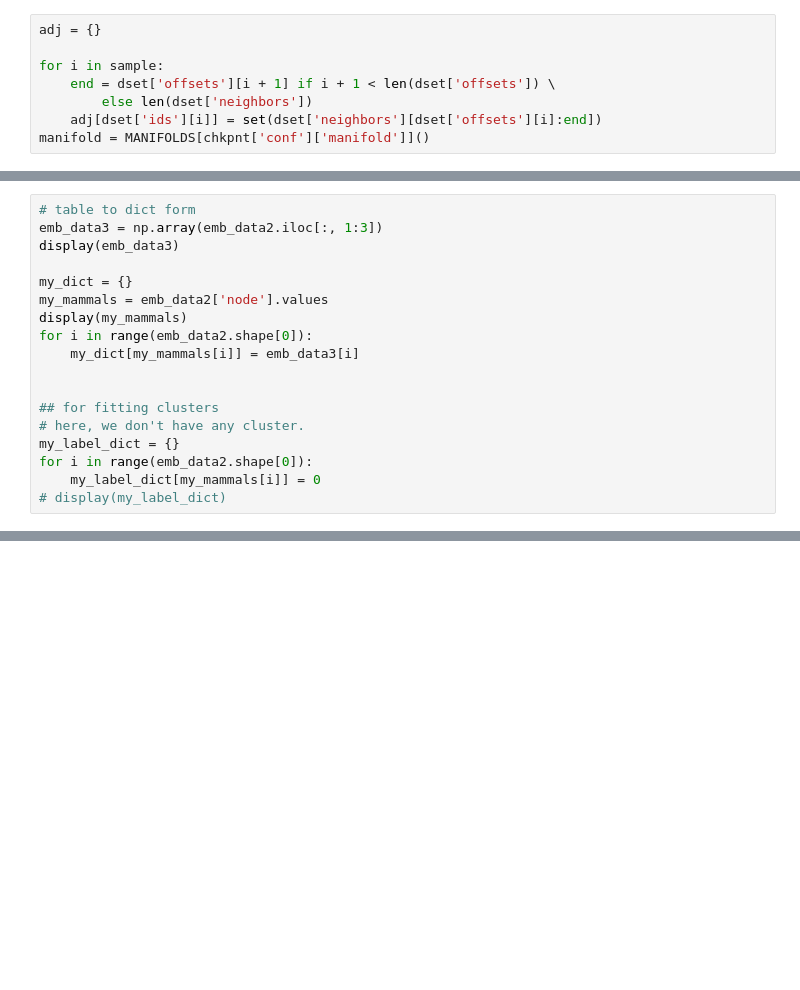
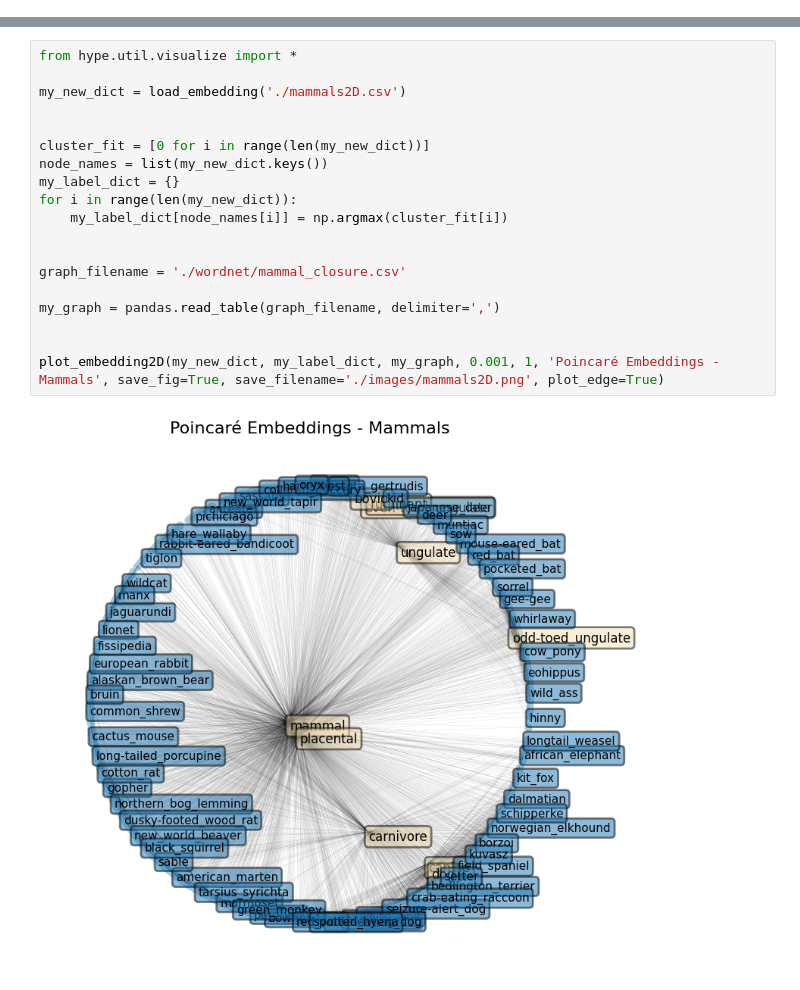
Before and after one commit to abc8512/poincare-embeddings, a Jupyter notebook: reconstruction_test.ipynb, the cells around one changed output, grey strips where cells are left out. Cells and saved outputs as stored; diff of their text form; blank space fills up the shorter version.

Commit message:
add learning, reconstruction, visualization

```diff
--- a/reconstruction_test.ipynb
+++ b/reconstruction_test.ipynb
@@ -24,8 +0,0 @@ sample = np.random.choice(len(dset['ids']), size=sample_size, replace=False)
-# %%
-adj = {}
-
-for i in sample:
-    end = dset['offsets'][i + 1] if i + 1 < len(dset['offsets']) \
-        else len(dset['neighbors'])
-    adj[dset['ids'][i]] = set(dset['neighbors'][dset['offsets'][i]:end])
-manifold = MANIFOLDS[chkpnt['conf']['manifold']]()
@@ -150,18 +0,0 @@ ax = plt.gca()
-# %%
-# table to dict form
-emb_data3 = np.array(emb_data2.iloc[:, 1:3])
-display(emb_data3)
-
-my_dict = {}
-my_mammals = emb_data2['node'].values
-display(my_mammals)
-for i in range(emb_data2.shape[0]):
-    my_dict[my_mammals[i]] = emb_data3[i]
-
-
-## for fitting clusters
-# here, we don't have any cluster.
-my_label_dict = {}
-for i in range(emb_data2.shape[0]):
-    my_label_dict[my_mammals[i]] = 0
-# display(my_label_dict)
@@ -261,0 +24,21 @@ dict_values([array([-0.90491522,  0.42556816]), array([-0.04502018, -0.14680745]
+# %%
+from hype.util.visualize import *
+
+my_new_dict = load_embedding('./mammals2D.csv')
+
+
+cluster_fit = [0 for i in range(len(my_new_dict))]
+node_names = list(my_new_dict.keys())
+my_label_dict = {}
+for i in range(len(my_new_dict)):
+    my_label_dict[node_names[i]] = np.argmax(cluster_fit[i])
+
+
+graph_filename = './wordnet/mammal_closure.csv'
+
+my_graph = pandas.read_table(graph_filename, delimiter=',')
+
+
+plot_embedding2D(my_new_dict, my_label_dict, my_graph, 0.001, 1, 'Poincaré Embeddings - Mammals', save_fig=True, save_filename='./images/mammals2D.png', plot_edge=True)
+# %% [output]
+[figure, added]
```
Also changed, not shown: parts of 40 cells of this notebook, 6 other files.
